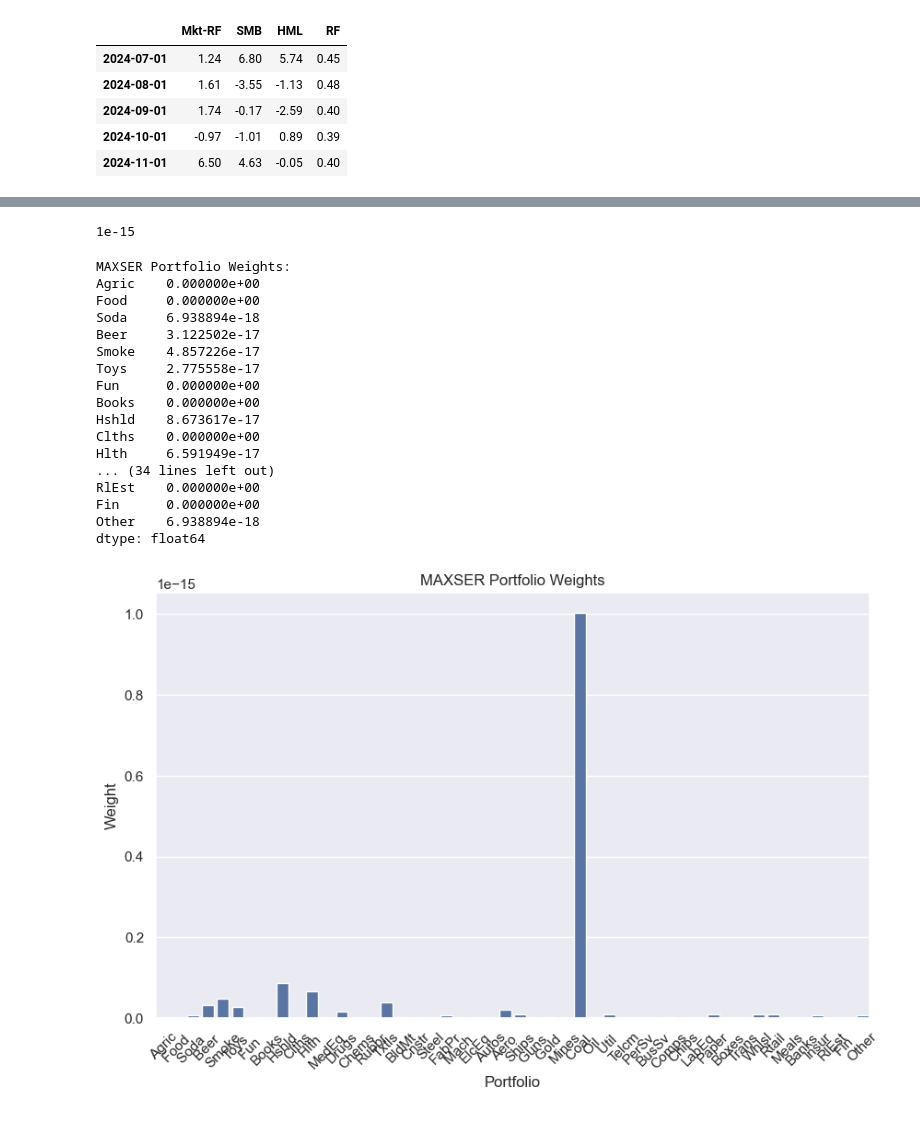
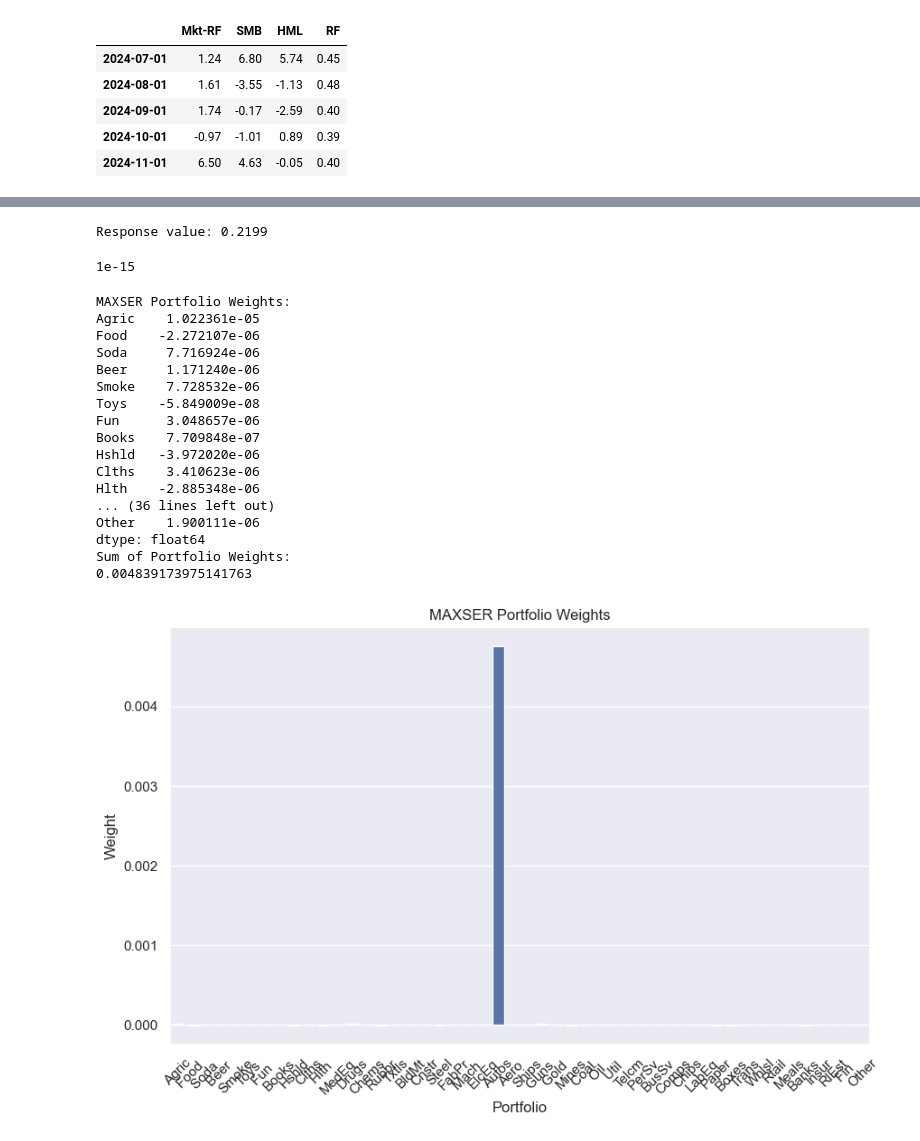
Before and after one commit to alessbressan/FINA60602A, a Jupyter notebook: maxser.ipynb, the cells around one changed output, grey strips where cells are left out. Drawn from its saved outputs; the diff is of its cells as text; code cells hidden in the pictures.

```diff
--- a/maxser.ipynb
+++ b/maxser.ipynb
@@ -66,13 +96,23 @@ sigma
 # %%
 # Step 0: Subpool Selection
+num_pools = 1000
+pool_size = 12
+
 def adjusted_sharpe_ratio(theta_s, T, N):
-    B = beta.cdf(theta_s / (1 + theta_s), N / 2, (T - N) / 2)
-    return ((T - N - 2) * theta_s - N) / T + (2 * (theta_s - N) ** (N / 2) + (1 + theta_s - N) ** (-(T - 2) / 2)) / (T * B)
+    # Calculate the incomplete beta function B_x(a, b)
+    x = (theta_s) / (1 + theta_s)
+    a = N / 2
+    b = (T - N) / 2
+    B = betainc(a, b, x)
 
-def subpool_selection(data, num_subpools=1000, pool_size=12):
-    T, N = data.shape
+    theta_adj = ((T - N - 2) * theta_s - N) / T + ((2 * (theta_s ** (N / 2)) * ((1 + theta_s) ** (-(T - 2) / 2))) / (T * B))
+
+    return theta_adj
+
+def subpool_selection(data, num_pools, pool_size):
+    np.random.seed(60202)
     subpool_sharpes = []
-    for _ in range(num_subpools):
+    for _ in range(num_pools):
         subpool_indices = np.random.choice(N, pool_size, replace=False)
         subpool = data.iloc[:, subpool_indices]
         mu = subpool.mean(axis=0)
@@ -85,4 +125,9 @@ def subpool_selection(data, num_subpools=1000, pool_size=12):
     percentile_index = int(0.95 * len(subpool_sharpes)) - 1
     return subpool_sharpes[percentile_index][0], subpool_sharpes[percentile_index][1]
 
-best_theta_adj, best_subpool_indices = subpool_selection(data_excess)
+best_theta_adj, best_subpool_indices = subpool_selection(data_excess, num_pools, pool_size)
+print(best_theta_adj, best_subpool_indices)
+print(T, N)
+
+test_adj = adjusted_sharpe_ratio(p_sharpe, T, 48)
+print(test_adj)
@@ -89,16 +138,18 @@ best_theta_adj, best_subpool_indices = subpool_selection(data_excess)
 # %%
 # Step 1: Calculate adjusted Sharpe ratio and response
 def calculate_response(data, sigma, subpool_indices):
-    T, N = data.shape
     mu = data.mean(axis=0)
     cov = data.cov()
     theta_s = np.dot(mu[subpool_indices].T, np.linalg.solve(cov.iloc[subpool_indices, subpool_indices], mu[subpool_indices]))
-    theta_hat = ((T - len(subpool_indices) - 2) * theta_s - len(subpool_indices)) / T
+    theta_hat = ((T - pool_size - 2) * theta_s - pool_size) / T  # Use pool_size instead of N
+    theta_hat = np.abs(theta_hat)  # Use absolute value to ensure positive value for sqrt
     response = sigma * (1 + theta_hat) / np.sqrt(theta_hat)
     return response
 
-# sigma = 0.04  # From Ao et al.
 response = calculate_response(data_excess, sigma, best_subpool_indices)
+print(f"Response value: {response:.4f}")
+# %% [output]
+Response value: 0.2199
 # %%
 # Step 2: Cross-validation to select lambda
 kf = KFold(n_splits=10, shuffle=True, random_state=42)
@@ -122,49 +173,53 @@ def maxser_weights(data, response, lambda_val):
     y = np.full(X.shape[0], response)
 
     def loss_fn(weights):
         return np.mean((y - X @ weights) ** 2)
 
     constraints = ({'type': 'ineq', 'fun': lambda w: lambda_val - np.sum(np.abs(w))})
-    bounds = [(0, None)] * data.shape[1]
+    # bounds = [(0, None)] * data.shape[1]
+    bounds = [(None, None)] * data.shape[1]
 
     result = minimize(loss_fn, np.ones(data.shape[1]) / data.shape[1], bounds=bounds, constraints=constraints)
     return result.x
 
 weights = maxser_weights(data_excess, response, lambda_hat)
 
 # Final portfolio weights
 portfolio_weights = pd.Series(weights, index=data_excess.columns)
 print("MAXSER Portfolio Weights:")
 print(portfolio_weights)
 
+#sum portfolio weights
+print("Sum of Portfolio Weights:")
+print(portfolio_weights.sum())
+
 # visualize portfolio weights
-import matplotlib.pyplot as plt
-import seaborn as sns
+
 sns.set()
 
 plt.figure(figsize=(10, 6))
 sns.barplot(x=portfolio_weights.index, y=portfolio_weights.values)
 plt.xticks(rotation=45)
 plt.title("MAXSER Portfolio Weights")
 plt.xlabel("Portfolio")
 plt.ylabel("Weight")
 plt.show()
 # %% [output]
 MAXSER Portfolio Weights:
-Agric    0.000000e+00
-Food     0.000000e+00
-Soda     6.938894e-18
-Beer     3.122502e-17
-Smoke    4.857226e-17
-Toys     2.775558e-17
-Fun      0.000000e+00
-Books    0.000000e+00
-Hshld    8.673617e-17
-Clths    0.000000e+00
-Hlth     6.591949e-17
-... (34 lines left out)
-RlEst    0.000000e+00
-Fin      0.000000e+00
-Other    6.938894e-18
+Agric    1.022361e-05
+Food    -2.272107e-06
+Soda     7.716924e-06
+Beer     1.171240e-06
+Smoke    7.728532e-06
+Toys    -5.849009e-08
+Fun      3.048657e-06
+Books    7.709848e-07
+Hshld   -3.972020e-06
+Clths    3.410623e-06
+Hlth    -2.885348e-06
+... (36 lines left out)
+Other    1.900111e-06
 dtype: float64
+Sum of Portfolio Weights:
+0.004839173975141763
-[figure, old version]
+[figure, new version]
```
Also changed, not shown: parts of 6 cells of this notebook.
